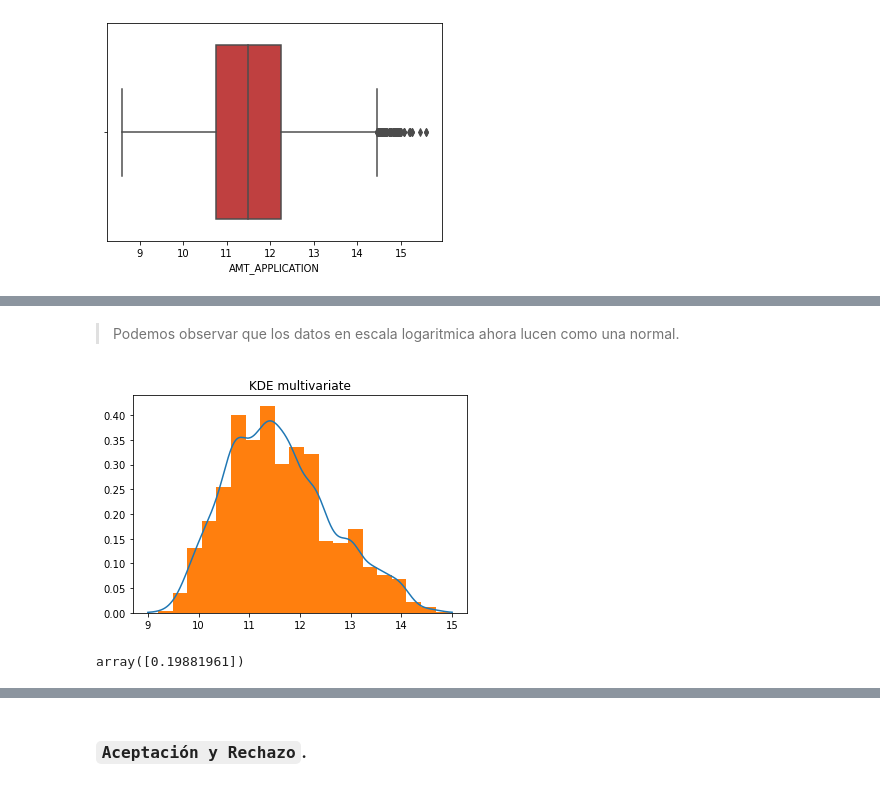
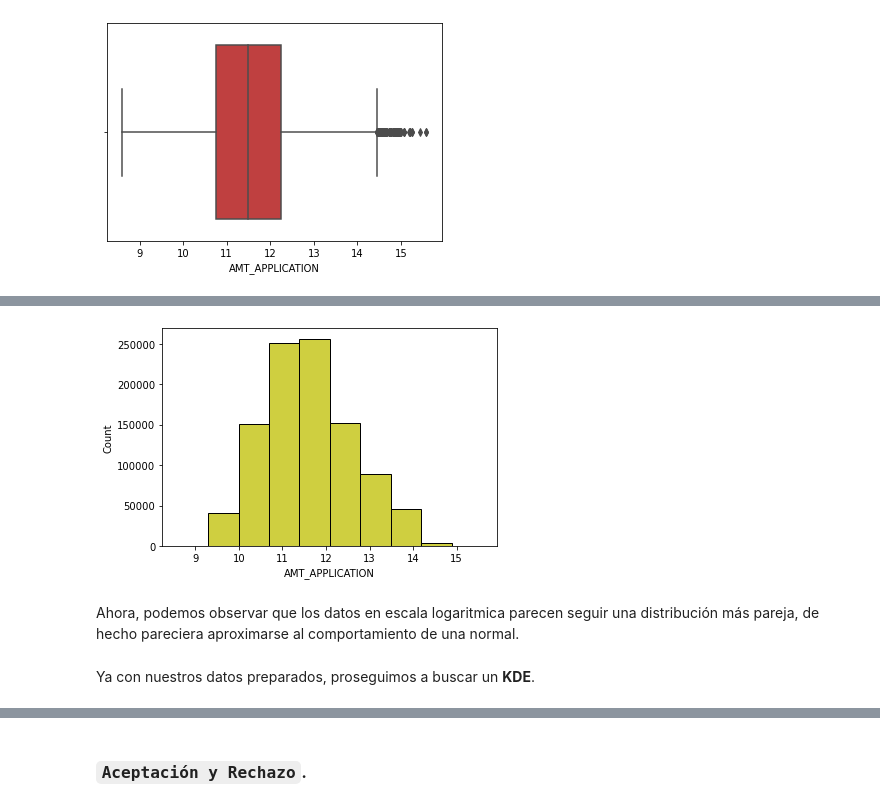
Before and after one commit to JuanPablo2019/Proyecto_modulo1, a Jupyter notebook: ProyectoModulo1_MaganaJ_PinedaB.ipynb, the cells around one changed output, grey strips where cells are left out. Saved outputs shown, nothing was run; the diff lists cells and outputs as text; code cells hidden in the pictures.

```diff
--- a/ProyectoModulo1_MaganaJ_PinedaB.ipynb
+++ b/ProyectoModulo1_MaganaJ_PinedaB.ipynb
@@ -293,3 +294,10 @@ sns.histplot(data_log, bins=10)
+# %%
+# Visualizamos los datos en un histograma
+sns.histplot(data_log, color='y', bins=10);
+# %% [output]
+[figure, added]
 # %% [markdown]
->Podemos observar que los datos en escala logaritmica ahora lucen como una normal.
+Ahora, podemos observar que los datos en escala logaritmica parecen seguir una distribución más pareja, de hecho pareciera aproximarse al comportamiento de una normal.
+# %% [markdown]
+Ya con nuestros datos preparados, proseguimos a buscar un **KDE**.
 # %%
@@ -307,15 +312,0 @@ from sklearn.neighbors import KernelDensity
-# %%
-# How to obtain a function instead of an array of values from KDEMultivariate?
-kde_multivariate = KDEMultivariate(data=x[:,np.newaxis], var_type='c',bw='normal_reference')
-f_multi_kde = lambda x: kde_multivariate.pdf(x) # mi f(x)
-# con esto podemos encontrar el método de aceptación y rechazo
-plt.plot(x_grid,f_multi_kde(x_grid))
-plt.hist(x,bins=20,density=True)
-plt.title('KDE multivariate')
-plt.show()
-# %% [output]
-[figure, removed]
-# %%
-kde_multivariate.bw
-# %% [output]
-array([0.19881961])
```
Also changed, not shown: parts of 38 cells of this notebook.
